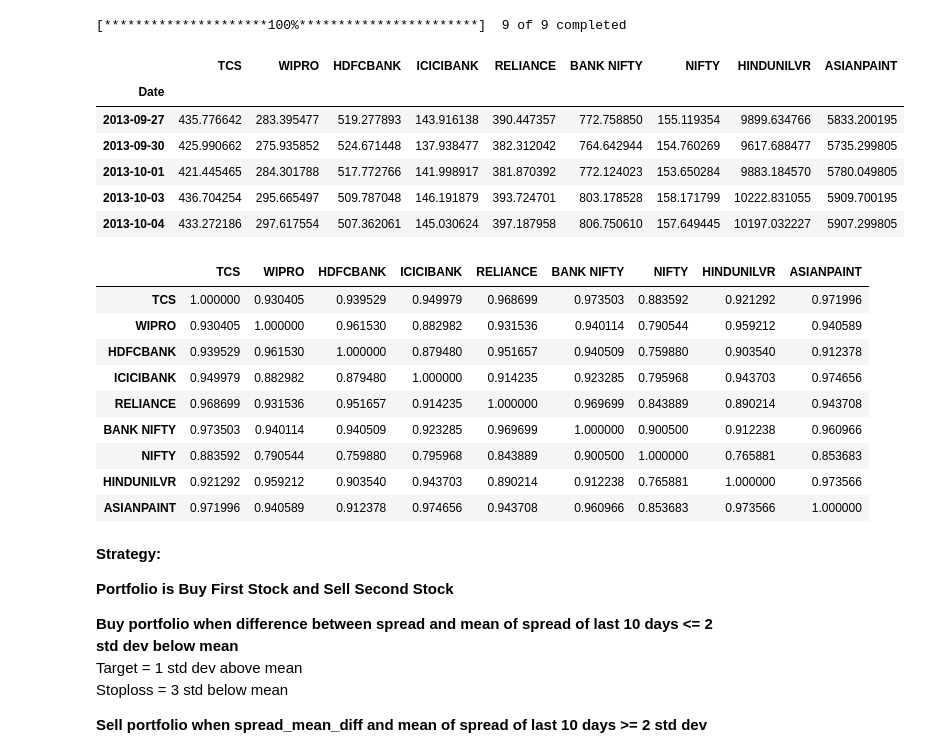
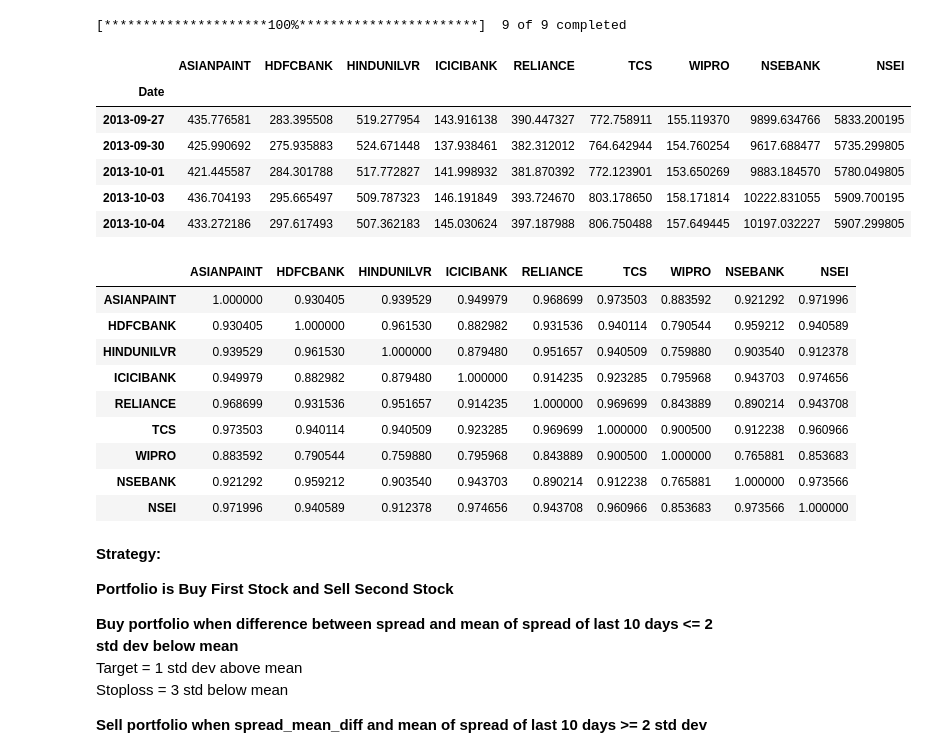
Before and after one commit to ishaanballal21/Trading-Algorithm, a Jupyter notebook: Pair Trading.ipynb, the cells around one changed output. Drawn from its saved outputs; the diff is of its cells as text; code cells hidden in the pictures.

```diff
--- a/Pair Trading.ipynb
+++ b/Pair Trading.ipynb
@@ -12,34 +12,34 @@ import pyfolio as pf
 # %%
 tickers = ['TCS.BO', 'WIPRO.BO', 'HDFCBANK.BO', 'ICICIBANK.BO', 'RELIANCE.NS','^NSEBANK','^NSEI','HINDUNILVR.NS', 'ASIANPAINT.NS']
 
 df = yf.download(tickers)
 df = df.iloc[-2500:]
 df = df['Adj Close']
 df.dropna(inplace=True)
-df.columns = ['TCS', 'WIPRO', 'HDFCBANK', 'ICICIBANK', 'RELIANCE','BANK NIFTY','NIFTY','HINDUNILVR', 'ASIANPAINT']
+df.columns = ['ASIANPAINT', 'HDFCBANK', 'HINDUNILVR', 'ICICIBANK','RELIANCE', 'TCS', 'WIPRO', 'NSEBANK', 'NSEI']
 df.head()
 # %% [output]
 [*********************100%***********************]  9 of 9 completed
-|  | TCS | WIPRO | HDFCBANK | ICICIBANK | RELIANCE | BANK NIFTY | NIFTY | HINDUNILVR | ASIANPAINT |
+|  | ASIANPAINT | HDFCBANK | HINDUNILVR | ICICIBANK | RELIANCE | TCS | WIPRO | NSEBANK | NSEI |
 | Date |  |  |  |  |  |  |  |  |  |
-| 2013-09-27 | 435.776642 | 283.395477 | 519.277893 | 143.916138 | 390.447357 | 772.758850 | 155.119354 | 9899.634766 | 5833.200195 |
-| 2013-09-30 | 425.990662 | 275.935852 | 524.671448 | 137.938477 | 382.312042 | 764.642944 | 154.760269 | 9617.688477 | 5735.299805 |
-| 2013-10-01 | 421.445465 | 284.301788 | 517.772766 | 141.998917 | 381.870392 | 772.124023 | 153.650284 | 9883.184570 | 5780.049805 |
-| 2013-10-03 | 436.704254 | 295.665497 | 509.787048 | 146.191879 | 393.724701 | 803.178528 | 158.171799 | 10222.831055 | 5909.700195 |
-| 2013-10-04 | 433.272186 | 297.617554 | 507.362061 | 145.030624 | 397.187958 | 806.750610 | 157.649445 | 10197.032227 | 5907.299805 |
+| 2013-09-27 | 435.776581 | 283.395508 | 519.277954 | 143.916138 | 390.447327 | 772.758911 | 155.119370 | 9899.634766 | 5833.200195 |
+| 2013-09-30 | 425.990692 | 275.935883 | 524.671448 | 137.938461 | 382.312012 | 764.642944 | 154.760254 | 9617.688477 | 5735.299805 |
+| 2013-10-01 | 421.445587 | 284.301788 | 517.772827 | 141.998932 | 381.870392 | 772.123901 | 153.650269 | 9883.184570 | 5780.049805 |
+| 2013-10-03 | 436.704193 | 295.665497 | 509.787323 | 146.191849 | 393.724670 | 803.178650 | 158.171814 | 10222.831055 | 5909.700195 |
+| 2013-10-04 | 433.272186 | 297.617493 | 507.362183 | 145.030624 | 397.187988 | 806.750488 | 157.649445 | 10197.032227 | 5907.299805 |
 # %%
 df.corr()
 # %% [output]
-|  | TCS | WIPRO | HDFCBANK | ICICIBANK | RELIANCE | BANK NIFTY | NIFTY | HINDUNILVR | ASIANPAINT |
-| TCS | 1.000000 | 0.930405 | 0.939529 | 0.949979 | 0.968699 | 0.973503 | 0.883592 | 0.921292 | 0.971996 |
-| WIPRO | 0.930405 | 1.000000 | 0.961530 | 0.882982 | 0.931536 | 0.940114 | 0.790544 | 0.959212 | 0.940589 |
-| HDFCBANK | 0.939529 | 0.961530 | 1.000000 | 0.879480 | 0.951657 | 0.940509 | 0.759880 | 0.903540 | 0.912378 |
+|  | ASIANPAINT | HDFCBANK | HINDUNILVR | ICICIBANK | RELIANCE | TCS | WIPRO | NSEBANK | NSEI |
+| ASIANPAINT | 1.000000 | 0.930405 | 0.939529 | 0.949979 | 0.968699 | 0.973503 | 0.883592 | 0.921292 | 0.971996 |
+| HDFCBANK | 0.930405 | 1.000000 | 0.961530 | 0.882982 | 0.931536 | 0.940114 | 0.790544 | 0.959212 | 0.940589 |
+| HINDUNILVR | 0.939529 | 0.961530 | 1.000000 | 0.879480 | 0.951657 | 0.940509 | 0.759880 | 0.903540 | 0.912378 |
 | ICICIBANK | 0.949979 | 0.882982 | 0.879480 | 1.000000 | 0.914235 | 0.923285 | 0.795968 | 0.943703 | 0.974656 |
 | RELIANCE | 0.968699 | 0.931536 | 0.951657 | 0.914235 | 1.000000 | 0.969699 | 0.843889 | 0.890214 | 0.943708 |
-| BANK NIFTY | 0.973503 | 0.940114 | 0.940509 | 0.923285 | 0.969699 | 1.000000 | 0.900500 | 0.912238 | 0.960966 |
-| NIFTY | 0.883592 | 0.790544 | 0.759880 | 0.795968 | 0.843889 | 0.900500 | 1.000000 | 0.765881 | 0.853683 |
-| HINDUNILVR | 0.921292 | 0.959212 | 0.903540 | 0.943703 | 0.890214 | 0.912238 | 0.765881 | 1.000000 | 0.973566 |
-| ASIANPAINT | 0.971996 | 0.940589 | 0.912378 | 0.974656 | 0.943708 | 0.960966 | 0.853683 | 0.973566 | 1.000000 |
+| TCS | 0.973503 | 0.940114 | 0.940509 | 0.923285 | 0.969699 | 1.000000 | 0.900500 | 0.912238 | 0.960966 |
+| WIPRO | 0.883592 | 0.790544 | 0.759880 | 0.795968 | 0.843889 | 0.900500 | 1.000000 | 0.765881 | 0.853683 |
+| NSEBANK | 0.921292 | 0.959212 | 0.903540 | 0.943703 | 0.890214 | 0.912238 | 0.765881 | 1.000000 | 0.973566 |
+| NSEI | 0.971996 | 0.940589 | 0.912378 | 0.974656 | 0.943708 | 0.960966 | 0.853683 | 0.973566 | 1.000000 |
 # %% [markdown]
 **Strategy:**<br>
 
```
Also changed, not shown: parts of 4 cells of this notebook.
